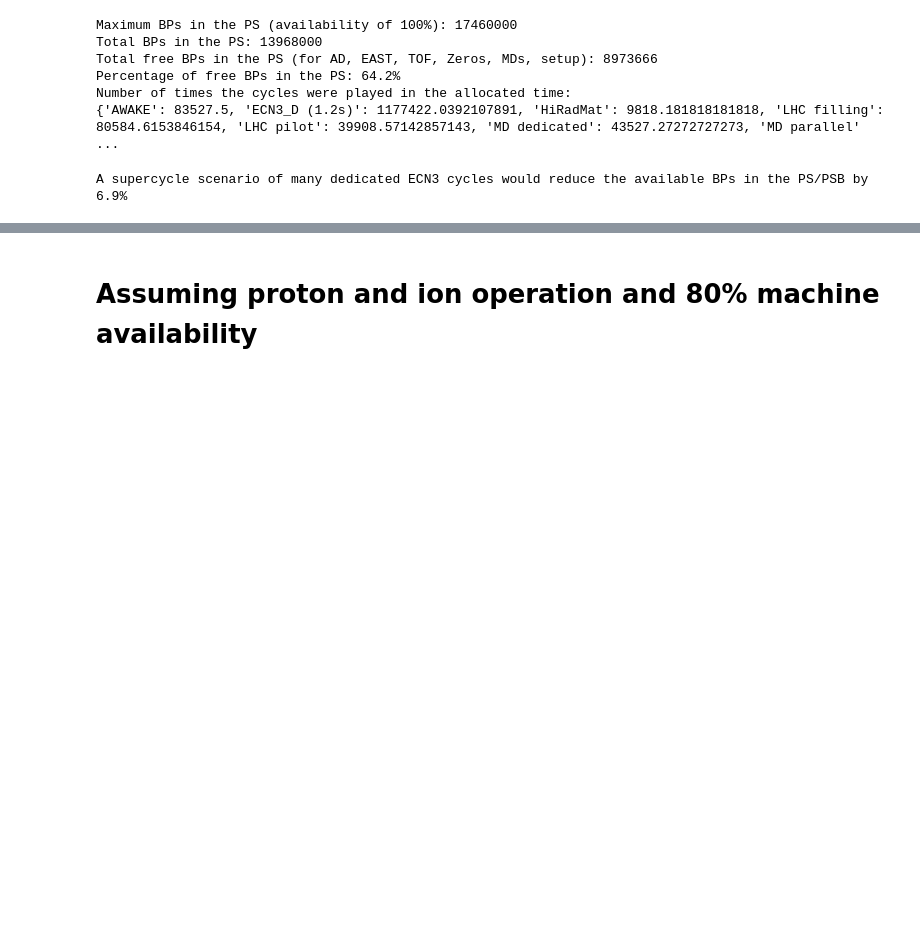
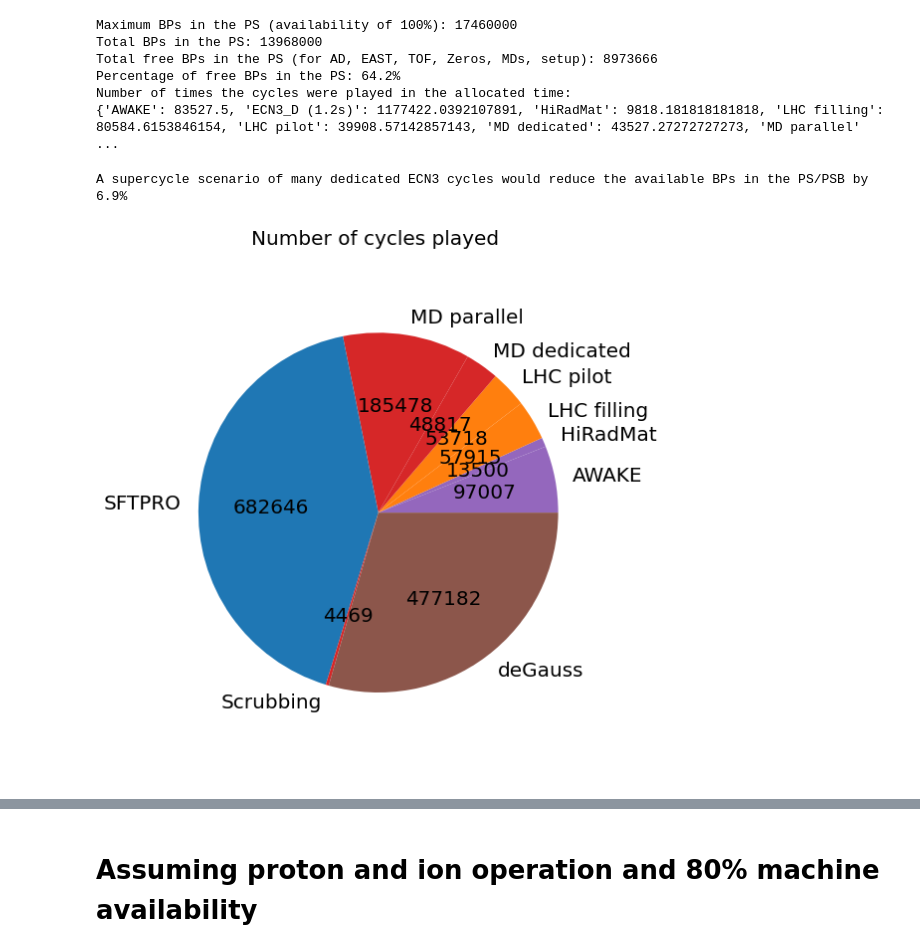
Before and after one commit to tprebiba/super-cycle-modelling, a Jupyter notebook: 02_calculate_future_BP_reduction_for_injectors.ipynb, the cells around one changed output, grey strips where cells are left out. Saved outputs shown, nothing was run; the diff lists cells and outputs as text; code cells hidden in the pictures; blank space fills up the shorter version.

Commit message:
to plot time sharing in pie chart

```diff
--- a/02_calculate_future_BP_reduction_for_injectors.ipynb
+++ b/02_calculate_future_BP_reduction_for_injectors.ipynb
@@ -93,3 +93,7 @@ Number of times the cycles were played in the allocated time:
 print('A supercycle scenario of many dedicated ECN3 cycles would reduce the available BPs in the PS/PSB by %1.1f%%'%(supercyclescheduler1.free_bps_percentage-supercyclescheduler2.free_bps_percentage))
 # %% [output]
 A supercycle scenario of many dedicated ECN3 cycles would reduce the available BPs in the PS/PSB by 6.9%
+# %%
+supercyclescheduler1.plot_cycles_time_sharing(toPlot='nr_of_cycles', percentage=False)
+# %% [output]
+[figure, added]
```
Also changed, not shown: parts of 3 cells of this notebook, 2 other files.
